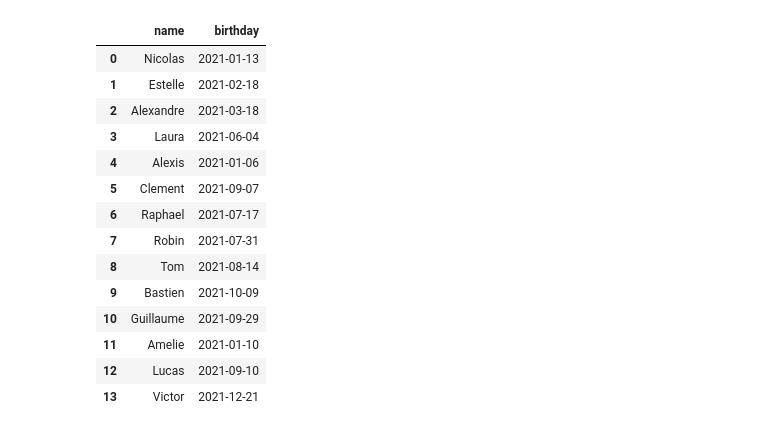
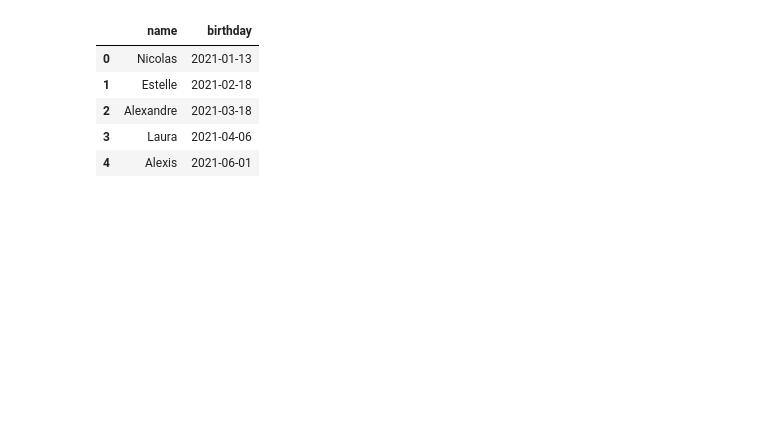
Before and after one commit to Nicolas-Malgat/anniverssaires_pastel, a Jupyter notebook: birthday.ipynb, the cells around one changed output. Saved outputs shown, nothing was run; the diff lists cells and outputs as text; code cells hidden in the pictures; blank space fills up the shorter version.

```diff
--- a/birthday.ipynb
+++ b/birthday.ipynb
@@ -1,26 +1,18 @@
 # %%
 import pandas as pd
 import numpy as np
 
 df = pd.read_csv('pastels.csv', sep=';')
-df.birthday = pd.to_datetime(df.birthday)
-df
+df.birthday = pd.to_datetime(df.birthday, format='%d/%m/%Y')
+
+df.head(5)
 # %% [output]
 |  | name | birthday |
 | 0 | Nicolas | 2021-01-13 |
 | 1 | Estelle | 2021-02-18 |
 | 2 | Alexandre | 2021-03-18 |
-| 3 | Laura | 2021-06-04 |
-| 4 | Alexis | 2021-01-06 |
-| 5 | Clement | 2021-09-07 |
-| 6 | Raphael | 2021-07-17 |
-| 7 | Robin | 2021-07-31 |
-| 8 | Tom | 2021-08-14 |
-| 9 | Bastien | 2021-10-09 |
-| 10 | Guillaume | 2021-09-29 |
-| 11 | Amelie | 2021-01-10 |
-| 12 | Lucas | 2021-09-10 |
-| 13 | Victor | 2021-12-21 |
+| 3 | Laura | 2021-04-06 |
+| 4 | Alexis | 2021-06-01 |
 # %%
 from datetime import datetime
 
```
Also changed, not shown: parts of 6 cells of this notebook, 2 other files.
